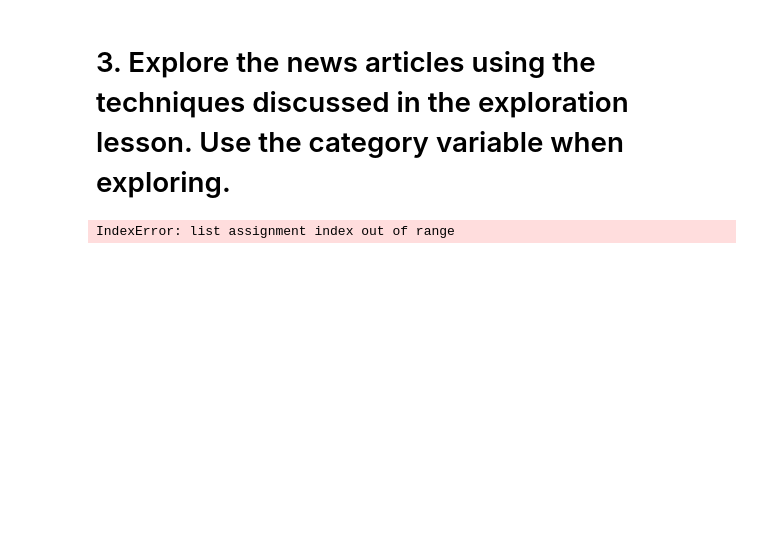
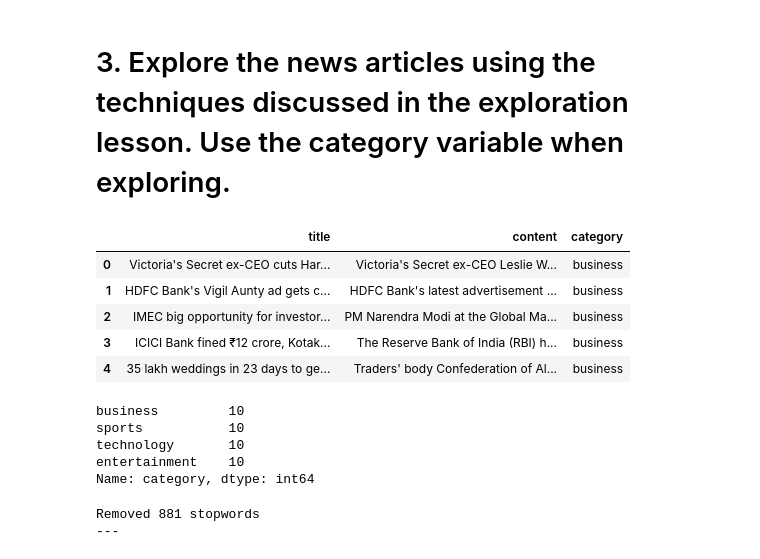
Before and after one commit to Msalazar2/nlp-excercises, a Jupyter notebook: explore_exercises.ipynb, the cells around one changed output. Drawn from its saved outputs; the diff is of its cells as text; code cells hidden in the pictures; blank space fills up the shorter version.

```diff
--- a/explore_exercises.ipynb
+++ b/explore_exercises.ipynb
@@ -375,6 +377,2 @@ plt.show()
 # %% [markdown]
 # 3. Explore the news articles using the techniques discussed in the exploration lesson. Use the category variable when exploring.
-# %%
-df = a.get_news_articles_data()
-# %% [output]
-IndexError: list assignment index out of range
@@ -380,0 +403,17 @@ IndexError: list assignment index out of range
+# %%
+inshorts_df.head()
+# %% [output]
+|  | title | content | category |
+| 0 | Victoria's Secret ex-CEO cuts Har... | Victoria's Secret ex-CEO Leslie W... | business |
+| 1 | HDFC Bank's Vigil Aunty ad gets c... | HDFC Bank's latest advertisement ... | business |
+| 2 | IMEC big opportunity for investor... | PM Narendra Modi at the Global Ma... | business |
+| 3 | ICICI Bank fined ₹12 crore, Kotak... | The Reserve Bank of India (RBI) h... | business |
+| 4 | 35 lakh weddings in 23 days to ge... | Traders' body Confederation of Al... | business |
+# %%
+inshorts_df.category.value_counts()
+# %% [output]
+business         10
+sports           10
+technology       10
+entertainment    10
+Name: category, dtype: int64
@@ -380,0 +422,5 @@ IndexError: list assignment index out of range
+# %%
+df = p.advanced_clean(' '.join(df), l = True).split()
+# %% [output]
+Removed 881 stopwords
+---
```
Also changed, not shown: parts of 13 cells of this notebook, 1 other file.
